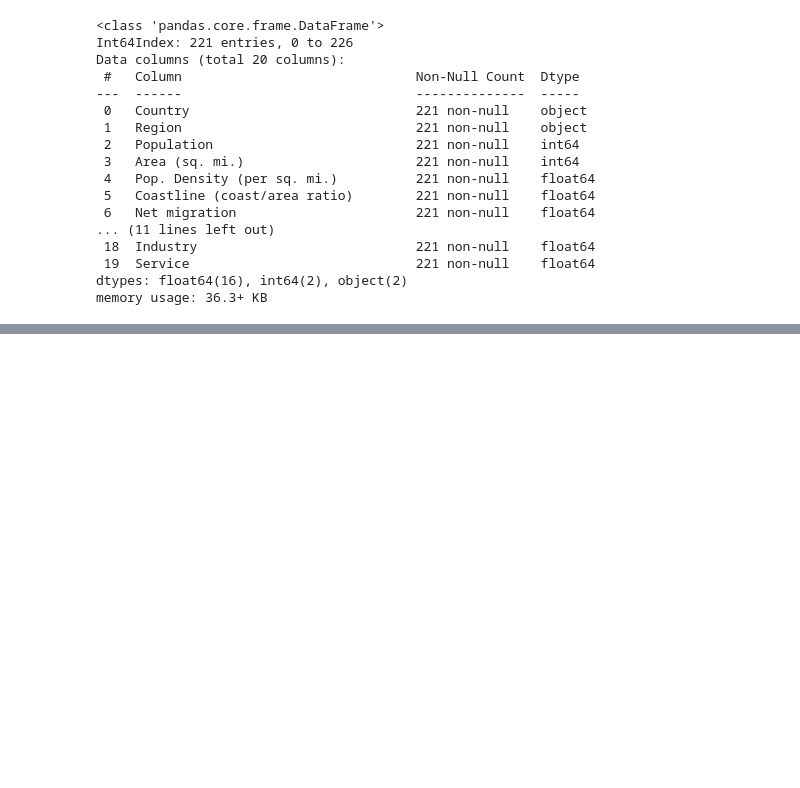
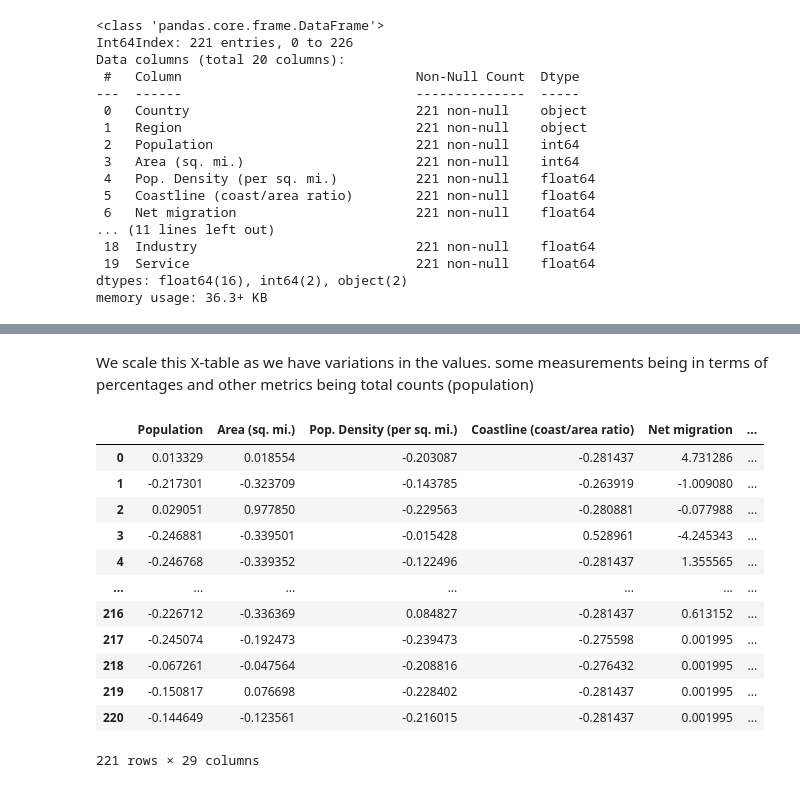
Before and after one commit to AlugoIdris/CIA-country-analysis, a Jupyter notebook: CIA Country Analysis (Clustering).ipynb, the cells around one changed output, grey strips where cells are left out. Cells and saved outputs as stored; diff of their text form; code cells hidden in the pictures; blank space fills up the shorter version.

Commit message:
Update CIA Country Analysis (Clustering).ipynb
data feature prep

```diff
--- a/CIA Country Analysis (Clustering).ipynb
+++ b/CIA Country Analysis (Clustering).ipynb
@@ -252,0 +258,2 @@ memory usage: 36.3+ KB
+# %%
+X = df.drop("Country", axis = 1)
@@ -252,0 +272,2 @@ memory usage: 36.3+ KB
+# %%
+X = pd.get_dummies(X)
@@ -252,0 +284,23 @@ memory usage: 36.3+ KB
+# %% [markdown]
+We scale this X-table as we have variations in the values.
+some measurements being in terms of percentages and other metrics being total counts (population)
+# %%
+# Build the scaler
+scaler = StandardScaler()
+scaled_X = scaler.fit_transform(X)
+# %%
+pd.DataFrame(scaled_X, columns = X.columns)
+# %% [output]
+|  | Population | Area (sq. mi.) | Pop. Density (per sq. mi.) | Coastline (coast/area ratio) | Net migration | ... |
+| 0 | 0.013329 | 0.018554 | -0.203087 | -0.281437 | 4.731286 | ... |
+| 1 | -0.217301 | -0.323709 | -0.143785 | -0.263919 | -1.009080 | ... |
+| 2 | 0.029051 | 0.977850 | -0.229563 | -0.280881 | -0.077988 | ... |
+| 3 | -0.246881 | -0.339501 | -0.015428 | 0.528961 | -4.245343 | ... |
+| 4 | -0.246768 | -0.339352 | -0.122496 | -0.281437 | 1.355565 | ... |
+| ... | ... | ... | ... | ... | ... | ... |
+| 216 | -0.226712 | -0.336369 | 0.084827 | -0.281437 | 0.613152 | ... |
+| 217 | -0.245074 | -0.192473 | -0.239473 | -0.275598 | 0.001995 | ... |
+| 218 | -0.067261 | -0.047564 | -0.208816 | -0.276432 | 0.001995 | ... |
+| 219 | -0.150817 | 0.076698 | -0.228402 | -0.281437 | 0.001995 | ... |
+| 220 | -0.144649 | -0.123561 | -0.216015 | -0.281437 | 0.001995 | ... |
+221 rows × 29 columns
```
Also changed, not shown: parts of 6 cells of this notebook.
